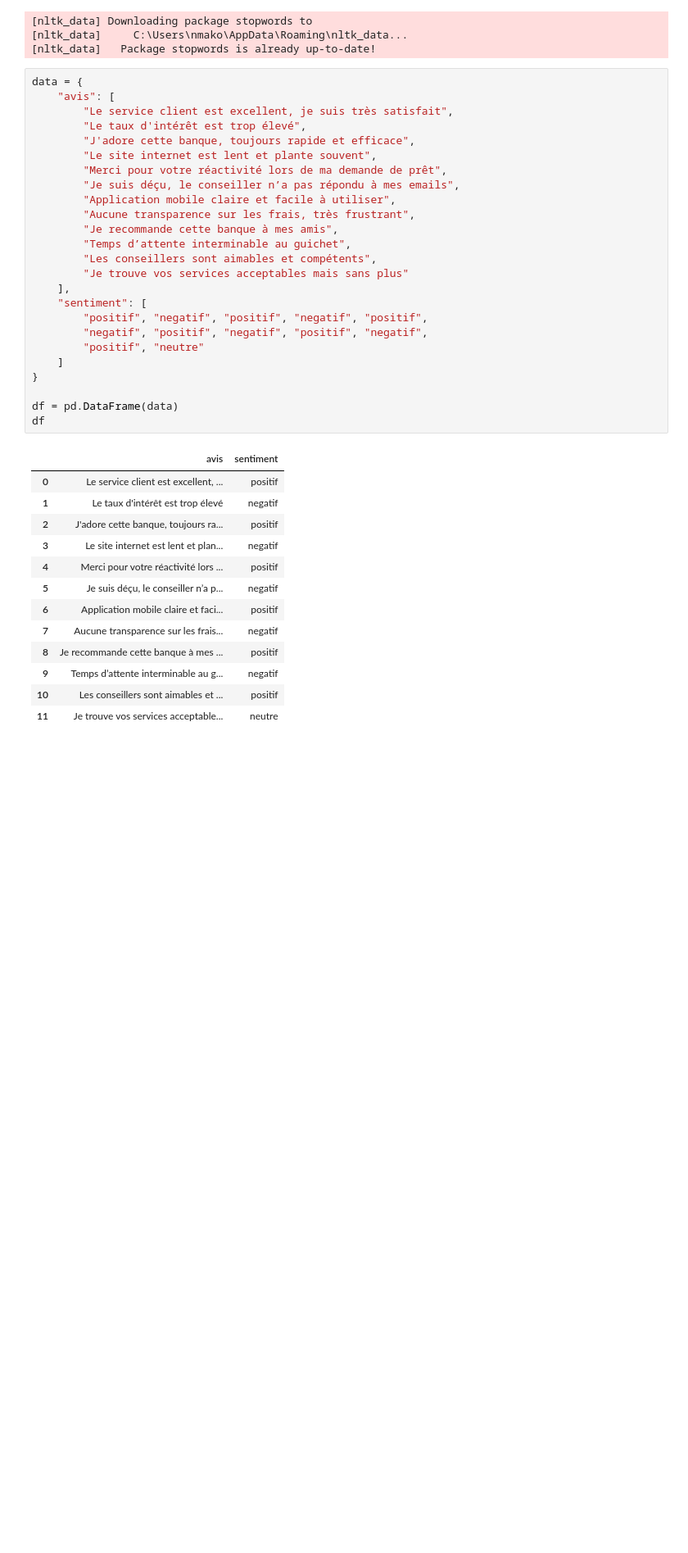
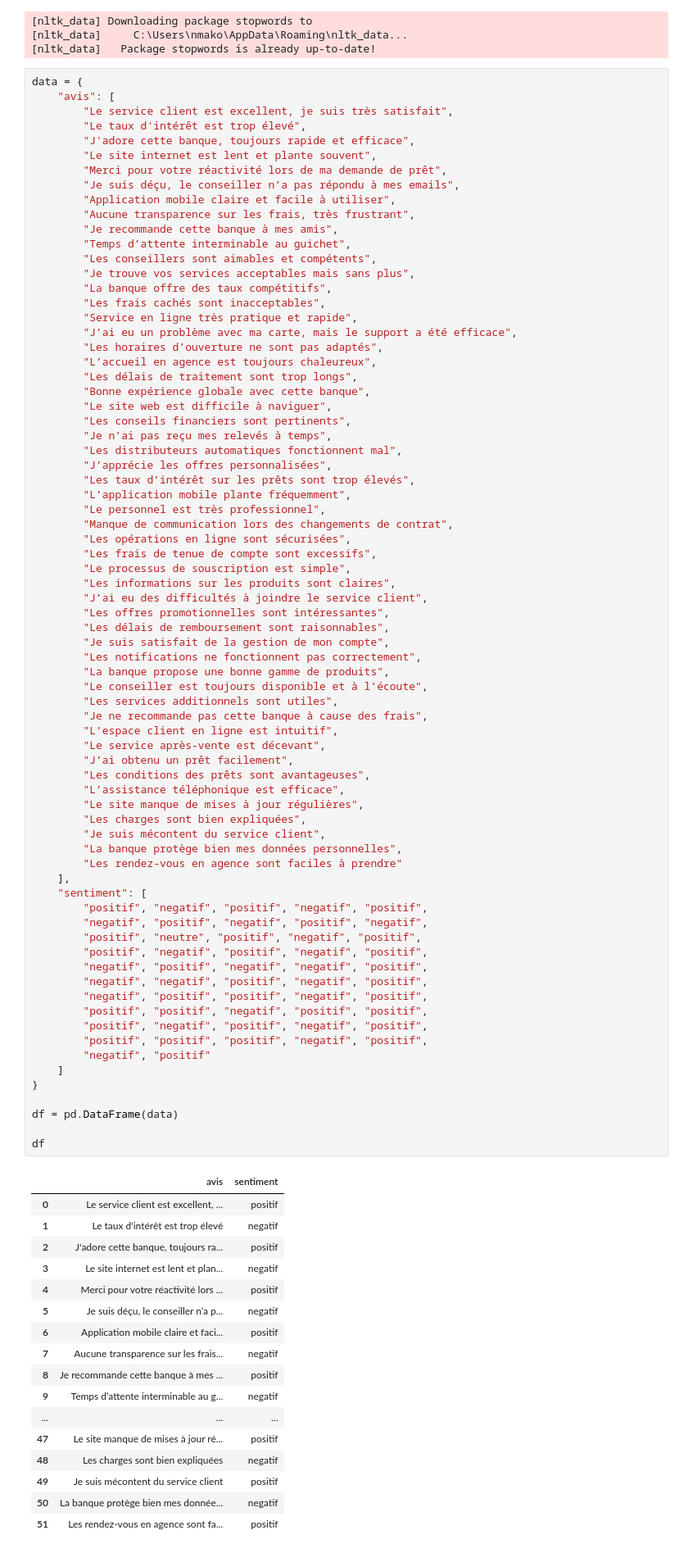
Before and after one commit to nevillemakoyi/Application-ML-D-tection-des-D-fauts-de-paiements-de-cr-dits-bancaires, a Jupyter notebook: notebooks/nlp_sentiment.ipynb, the cells around one changed output. Shown: that part at 82% size. Drawn from its saved outputs; the diff is of its cells as text; blank space fills up the shorter version.

```diff
--- a/notebooks/nlp_sentiment.ipynb
+++ b/notebooks/nlp_sentiment.ipynb
@@ -31,37 +31,90 @@ data = {
         "J'adore cette banque, toujours rapide et efficace",
         "Le site internet est lent et plante souvent",
         "Merci pour votre réactivité lors de ma demande de prêt",
         "Je suis déçu, le conseiller n’a pas répondu à mes emails",
         "Application mobile claire et facile à utiliser",
         "Aucune transparence sur les frais, très frustrant",
         "Je recommande cette banque à mes amis",
         "Temps d’attente interminable au guichet",
         "Les conseillers sont aimables et compétents",
-        "Je trouve vos services acceptables mais sans plus"
+        "Je trouve vos services acceptables mais sans plus",
+        "La banque offre des taux compétitifs",
+        "Les frais cachés sont inacceptables",
+        "Service en ligne très pratique et rapide",
+        "J’ai eu un problème avec ma carte, mais le support a été efficace",
+        "Les horaires d’ouverture ne sont pas adaptés",
+        "L’accueil en agence est toujours chaleureux",
+        "Les délais de traitement sont trop longs",
+        "Bonne expérience globale avec cette banque",
+        "Le site web est difficile à naviguer",
+        "Les conseils financiers sont pertinents",
+        "Je n’ai pas reçu mes relevés à temps",
+        "Les distributeurs automatiques fonctionnent mal",
+        "J’apprécie les offres personnalisées",
+        "Les taux d’intérêt sur les prêts sont trop élevés",
+        "L’application mobile plante fréquemment",
+        "Le personnel est très professionnel",
+        "Manque de communication lors des changements de contrat",
+        "Les opérations en ligne sont sécurisées",
+        "Les frais de tenue de compte sont excessifs",
+        "Le processus de souscription est simple",
+        "Les informations sur les produits sont claires",
+        "J’ai eu des difficultés à joindre le service client",
+        "Les offres promotionnelles sont intéressantes",
+        "Les délais de remboursement sont raisonnables",
+        "Je suis satisfait de la gestion de mon compte",
+        "Les notifications ne fonctionnent pas correctement",
+        "La banque propose une bonne gamme de produits",
+        "Le conseiller est toujours disponible et à l’écoute",
+        "Les services additionnels sont utiles",
+        "Je ne recommande pas cette banque à cause des frais",
+        "L’espace client en ligne est intuitif",
+        "Le service après-vente est décevant",
+        "J’ai obtenu un prêt facilement",
+        "Les conditions des prêts sont avantageuses",
+        "L’assistance téléphonique est efficace",
+        "Le site manque de mises à jour régulières",
+        "Les charges sont bien expliquées",
+        "Je suis mécontent du service client",
+        "La banque protège bien mes données personnelles",
+        "Les rendez-vous en agence sont faciles à prendre"
     ],
     "sentiment": [
         "positif", "negatif", "positif", "negatif", "positif",
         "negatif", "positif", "negatif", "positif", "negatif",
-        "positif", "neutre"
+        "positif", "neutre", "positif", "negatif", "positif",
+        "positif", "negatif", "positif", "negatif", "positif",
+        "negatif", "positif", "negatif", "negatif", "positif",
+        "negatif", "negatif", "positif", "negatif", "positif",
+        "negatif", "positif", "positif", "negatif", "positif",
+        "positif", "positif", "negatif", "positif", "positif",
+        "positif", "negatif", "positif", "negatif", "positif",
+        "positif", "positif", "positif", "negatif", "positif",
+        "negatif", "positif"
     ]
 }
 
 df = pd.DataFrame(data)
+
 df
 # %% [output]
 |  | avis | sentiment |
 | 0 | Le service client est excellent, ... | positif |
 | 1 | Le taux d'intérêt est trop élevé | negatif |
 | 2 | J'adore cette banque, toujours ra... | positif |
 | 3 | Le site internet est lent et plan... | negatif |
 | 4 | Merci pour votre réactivité lors ... | positif |
 | 5 | Je suis déçu, le conseiller n’a p... | negatif |
 | 6 | Application mobile claire et faci... | positif |
 | 7 | Aucune transparence sur les frais... | negatif |
 | 8 | Je recommande cette banque à mes ... | positif |
 | 9 | Temps d’attente interminable au g... | negatif |
-| 10 | Les conseillers sont aimables et ... | positif |
-| 11 | Je trouve vos services acceptable... | neutre |
+| ... | ... | ... |
+| 47 | Le site manque de mises à jour ré... | positif |
+| 48 | Les charges sont bien expliquées | negatif |
+| 49 | Je suis mécontent du service client | positif |
+| 50 | La banque protège bien mes donnée... | negatif |
+| 51 | Les rendez-vous en agence sont fa... | positif |
 # %%
 def nettoyer_texte(text):
     text = text.lower()  # minuscule
```
Also changed, not shown: parts of 2 cells of this notebook.
